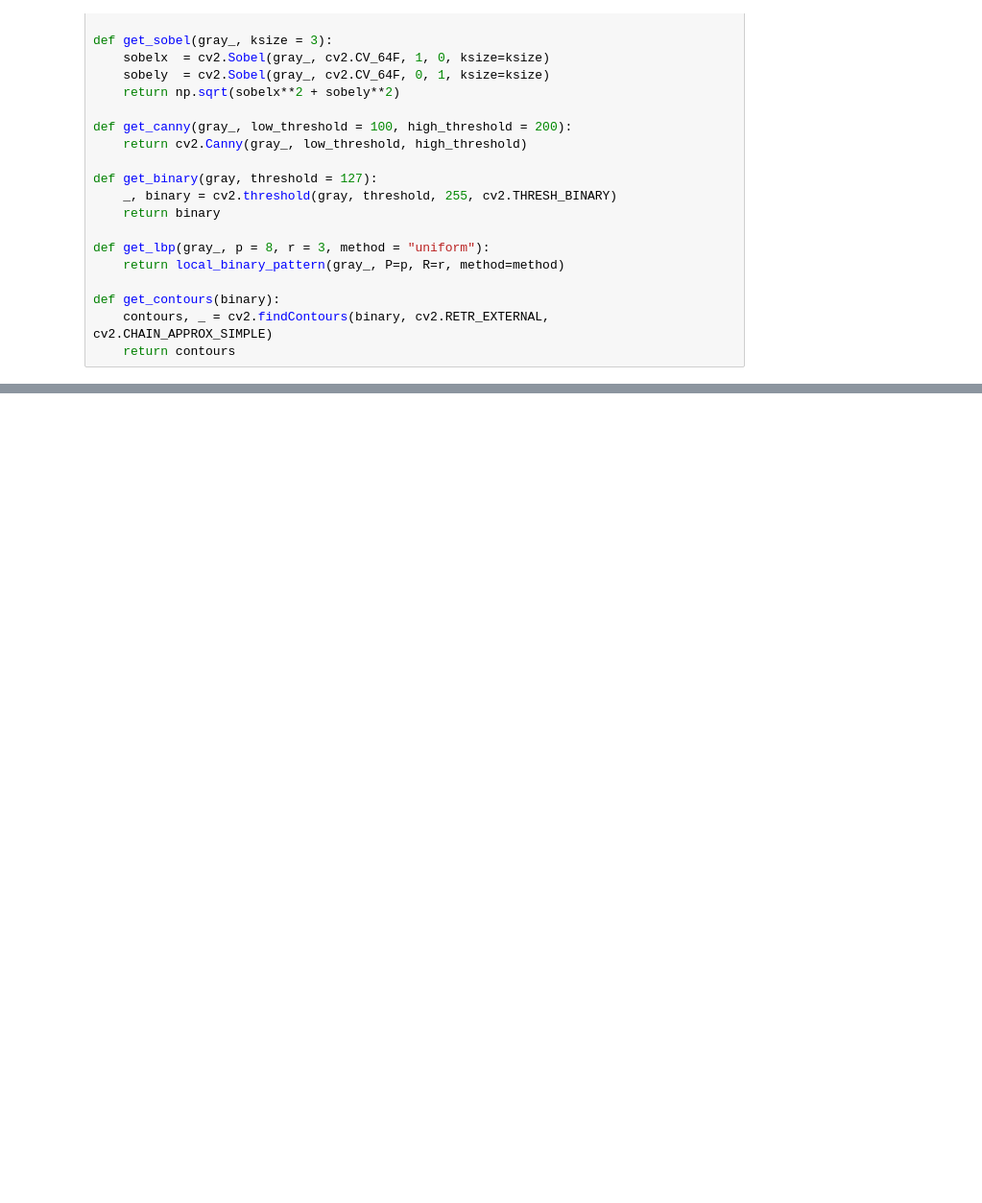
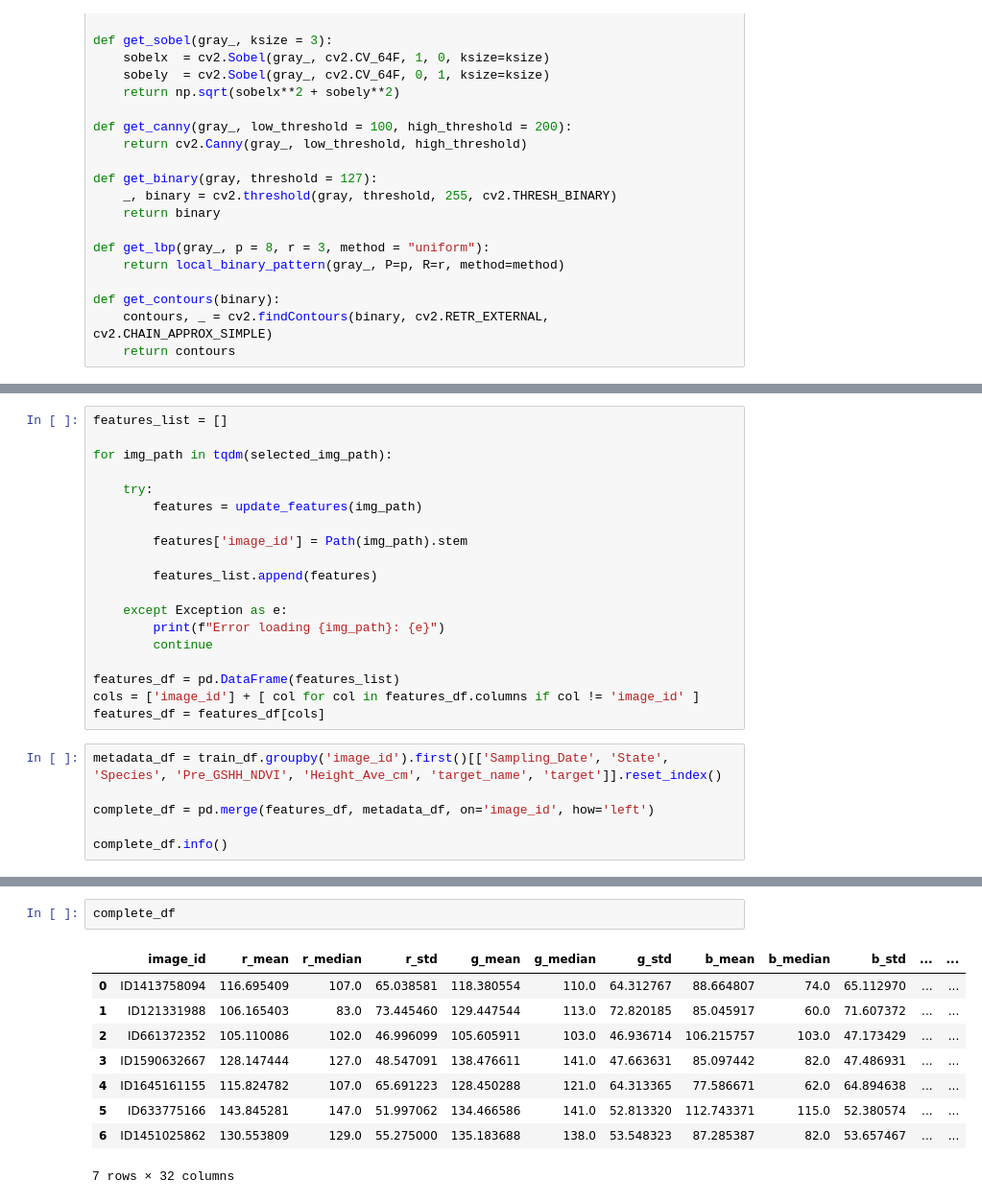
Before and after one commit to khchoi-physik/csiro_biomass, a Jupyter notebook: features_generate.ipynb, the cells around one changed output, grey strips where cells are left out. Shown at 96% size. Saved outputs shown, nothing was run; the diff lists cells and outputs as text; blank space fills up the shorter version.

```diff
--- a/features_generate.ipynb
+++ b/features_generate.ipynb
@@ -95,0 +159,25 @@ def get_texture_features(path_):
+# %%
+features_list = []
+
+for img_path in tqdm(selected_img_path):
+
+    try:
+        features = update_features(img_path)
+
+        features['image_id'] = Path(img_path).stem
+
+        features_list.append(features)
+
+    except Exception as e:
+        print(f"Error loading {img_path}: {e}")
+        continue
+
+features_df = pd.DataFrame(features_list)
+cols = ['image_id'] + [ col for col in features_df.columns if col != 'image_id' ]
+features_df = features_df[cols]
+# %%
+metadata_df = train_df.groupby('image_id').first()[['Sampling_Date', 'State', 'Species', 'Pre_GSHH_NDVI', 'Height_Ave_cm', 'target_name', 'target']].reset_index()
+
+complete_df = pd.merge(features_df, metadata_df, on='image_id', how='left')
+
+complete_df.info()
@@ -95,0 +202,12 @@ def get_texture_features(path_):
+# %%
+complete_df
+# %% [output]
+|  | image_id | r_mean | r_median | r_std | g_mean | g_median | g_std | b_mean | b_median | b_std | ... | ... |
+| 0 | ID1413758094 | 116.695409 | 107.0 | 65.038581 | 118.380554 | 110.0 | 64.312767 | 88.664807 | 74.0 | 65.112970 | ... | ... |
+| 1 | ID121331988 | 106.165403 | 83.0 | 73.445460 | 129.447544 | 113.0 | 72.820185 | 85.045917 | 60.0 | 71.607372 | ... | ... |
+| 2 | ID661372352 | 105.110086 | 102.0 | 46.996099 | 105.605911 | 103.0 | 46.936714 | 106.215757 | 103.0 | 47.173429 | ... | ... |
+| 3 | ID1590632667 | 128.147444 | 127.0 | 48.547091 | 138.476611 | 141.0 | 47.663631 | 85.097442 | 82.0 | 47.486931 | ... | ... |
+| 4 | ID1645161155 | 115.824782 | 107.0 | 65.691223 | 128.450288 | 121.0 | 64.313365 | 77.586671 | 62.0 | 64.894638 | ... | ... |
+| 5 | ID633775166 | 143.845281 | 147.0 | 51.997062 | 134.466586 | 141.0 | 52.813320 | 112.743371 | 115.0 | 52.380574 | ... | ... |
+| 6 | ID1451025862 | 130.553809 | 129.0 | 55.275000 | 135.183688 | 138.0 | 53.548323 | 87.285387 | 82.0 | 53.657467 | ... | ... |
+7 rows × 32 columns
```
Also changed, not shown: parts of 7 cells of this notebook.
